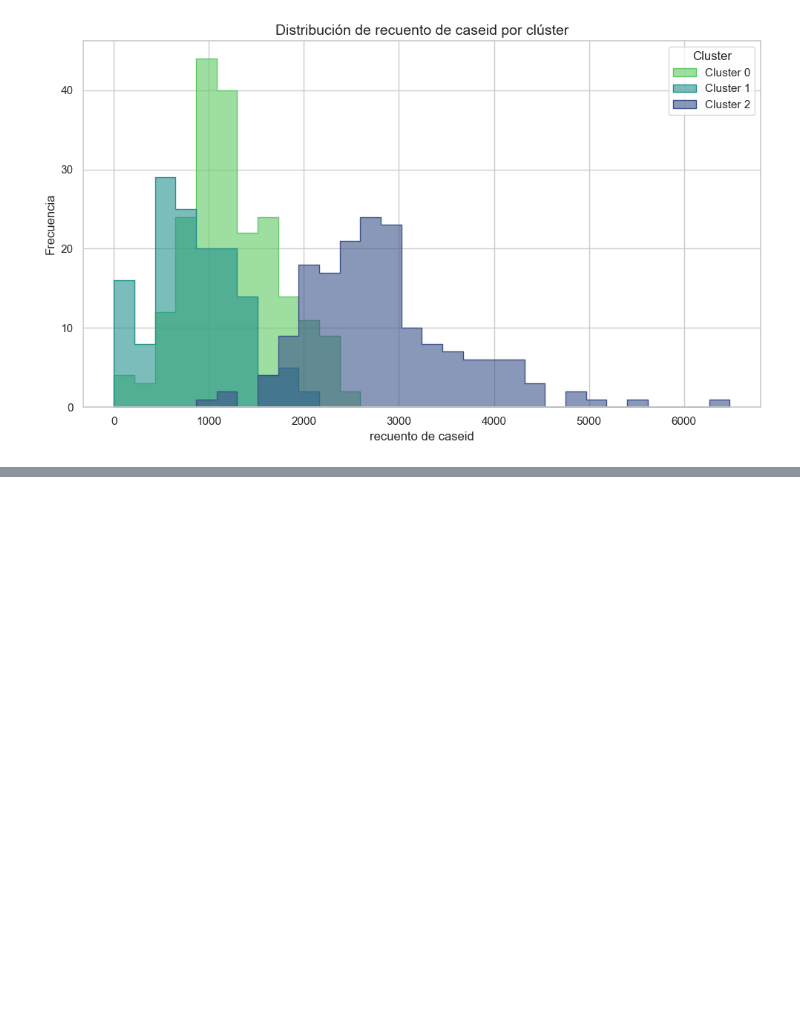
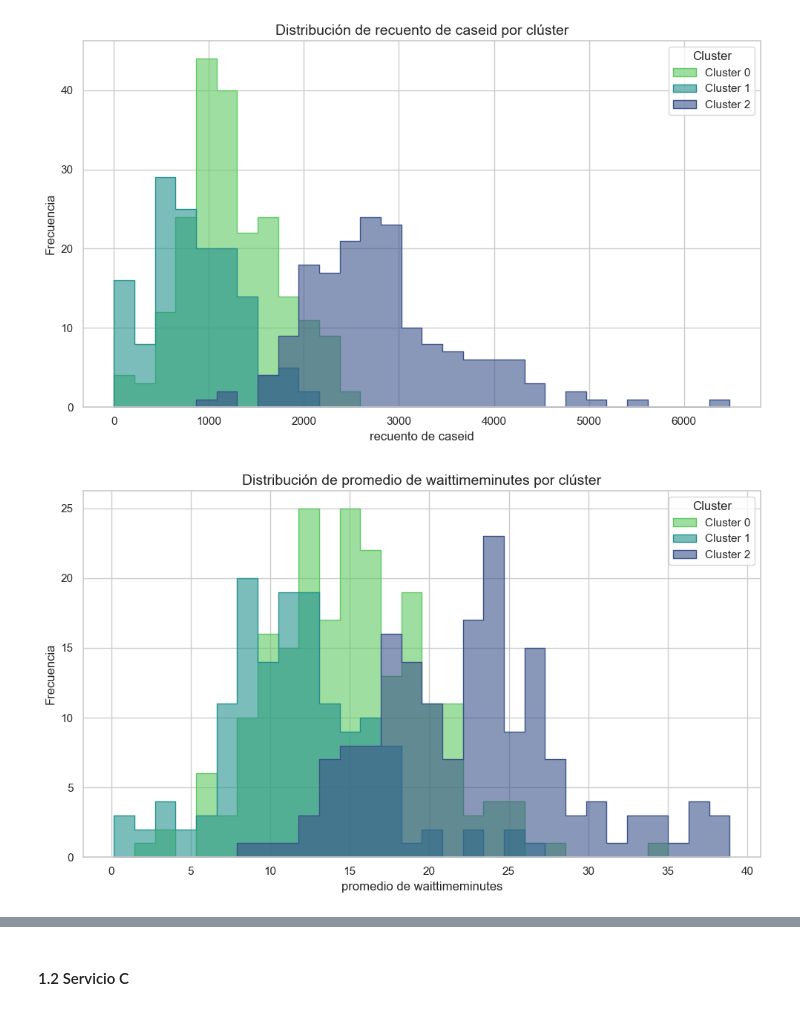
Before and after one commit to Ingenieco/algoritmo_kmeans_cun, a Jupyter notebook: 20250520_kmeans_cun.ipynb, the cells around one changed output, grey strips where cells are left out. Cells and saved outputs as stored; diff of their text form; code cells hidden in the pictures; blank space fills up the shorter version.

```diff
--- a/20250520_kmeans_cun.ipynb
+++ b/20250520_kmeans_cun.ipynb
@@ -245,6 +247,47 @@ plt.savefig(
 plt.show()
 # %% [output]
 [figure]
+# %%
+sns.set(style="whitegrid")
+
+
+variable = 'promedio de waittimeminutes'
+
+plt.figure(figsize=(10, 6))
+ax = sns.histplot(
+    data=df_agregado,
+    x=variable,
+    hue='cluster',
+    palette='viridis',
+    element='step',
+    alpha=0.6,
+    bins=30
+)
+
+
+unique_clusters = sorted(df_agregado['cluster'].unique())
+ax.legend(
+    title='Cluster',
+    labels=[f'Cluster {c}' for c in unique_clusters],
+    frameon=True,
+    facecolor='white'
+)
+
+plt.title(f'Distribución de {variable} por clúster', fontsize=14)
+plt.xlabel(variable)
+plt.ylabel('Frecuencia')
+plt.tight_layout()
+
+plt.savefig(
+    'histograma1.png',
+    dpi=300,
+    bbox_inches='tight',
+    facecolor='white'
+)
+
+plt.show()
+# %% [output]
+[figure, added]
 # %%
 df_agregado
 # %% [output]
@@ -261,3 +304,5 @@ df_agregado
 | 520 | (993) U | 771.000000 | 14.980300 | 14.657404 | 229.333333 | ... |
 | 521 | (996) F | 1027.666667 | 20.855942 | 6.358991 | 266.000000 | ... |
 522 rows × 6 columns
+# %% [markdown]
+#### 1.2 Servicio C
```
Also changed, not shown: parts of 13 cells of this notebook.
